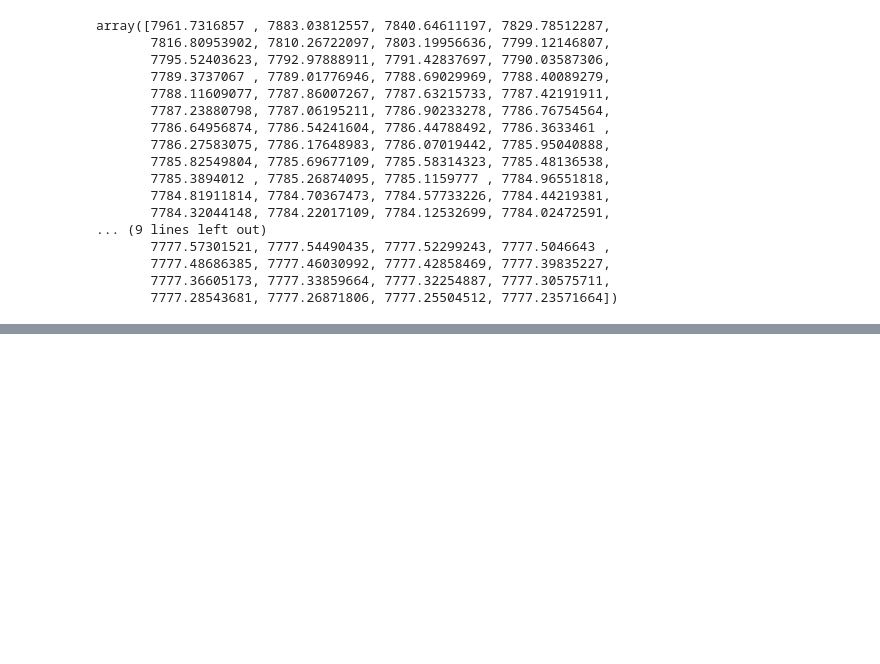
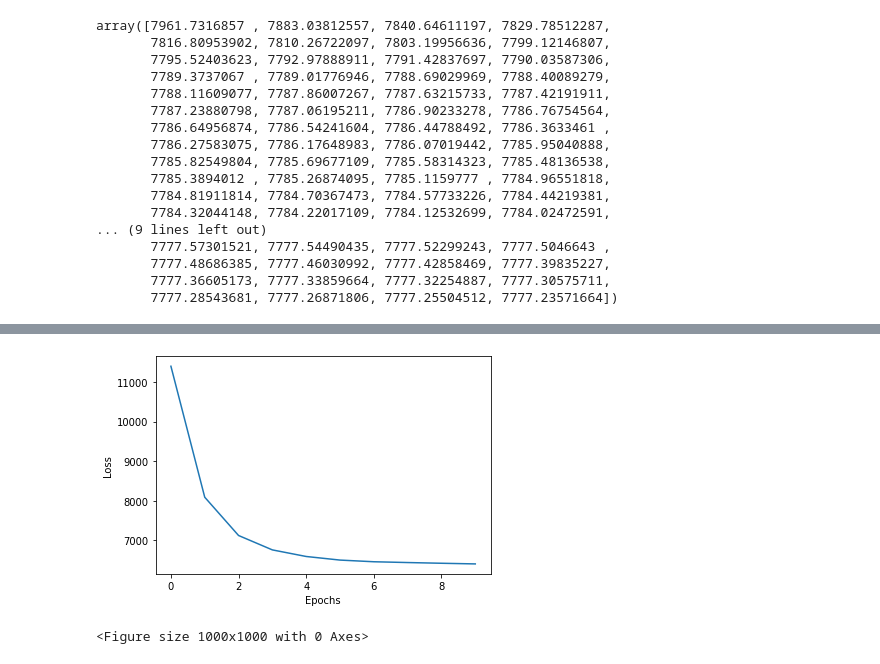
Before and after one commit to sean-lo/staircase_boolean, a Jupyter notebook: experiments/postprocessing.py.ipynb, the cells around one changed output, grey strips where cells are left out. Saved outputs shown, nothing was run; the diff lists cells and outputs as text; code cells hidden in the pictures; blank space fills up the shorter version.

Commit message:
graph generation

```diff
--- a/experiments/postprocessing.py.ipynb
+++ b/experiments/postprocessing.py.ipynb
@@ -86,0 +243,20 @@ True
+# %%
+#vals = list(range(216, 227))
+vals = [68]
+
+def make_graph(vals, size, time):
+
+    for n in vals:
+        x = np.load("losses/train_loss_" + str(n) + ".npy")
+        #print(x)
+        plt.plot(x[:time])
+
+
+    plt.xlabel("Epochs")
+    plt.ylabel("Loss")
+    #plt.title("Training Loss for Fitting Random Staircase Functions")
+    plt.figure(figsize=(size, size), dpi=200)
+make_graph(vals, 5, 10)
+# %% [output]
+[figure, added]
+<Figure size 1000x1000 with 0 Axes>
```
Also changed, not shown: parts of 13 cells of this notebook.
